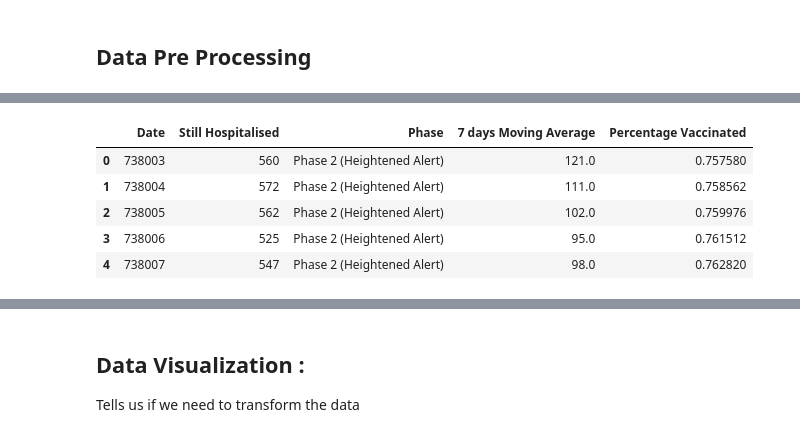
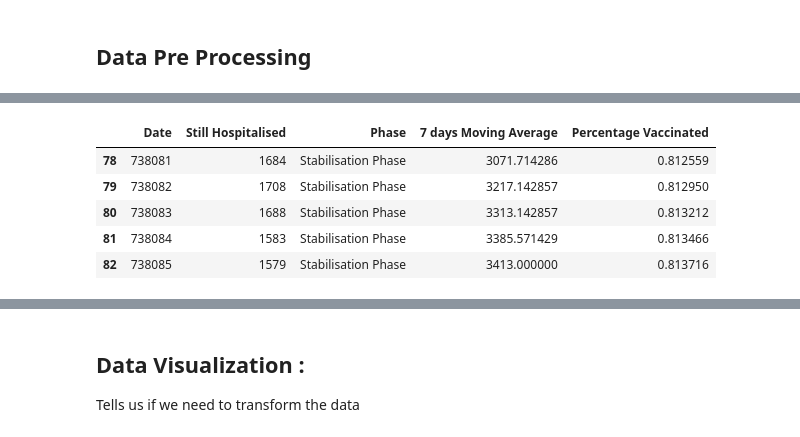
Before and after one commit to ExtremelySunnyYK/Covid-Modelling, a Jupyter notebook: task-2-datapreprocessing.ipynb, the cells around one changed output, grey strips where cells are left out. Saved outputs shown, nothing was run; the diff lists cells and outputs as text; code cells hidden in the pictures.

```diff
--- a/task-2.ipynb
+++ b/task-2-datapreprocessing.ipynb
@@ -132,9 +95,9 @@ RuntimeError: There is no current event loop in thread 'ScriptRunner.scriptThrea
 # %%
-df.head()
+df.tail()
 # %% [output]
 |  | Date | Still Hospitalised | Phase | 7 days Moving Average | Percentage Vaccinated |
-| 0 | 738003 | 560 | Phase 2 (Heightened Alert) | 121.0 | 0.757580 |
-| 1 | 738004 | 572 | Phase 2 (Heightened Alert) | 111.0 | 0.758562 |
-| 2 | 738005 | 562 | Phase 2 (Heightened Alert) | 102.0 | 0.759976 |
-| 3 | 738006 | 525 | Phase 2 (Heightened Alert) | 95.0 | 0.761512 |
-| 4 | 738007 | 547 | Phase 2 (Heightened Alert) | 98.0 | 0.762820 |
+| 78 | 738081 | 1684 | Stabilisation Phase | 3071.714286 | 0.812559 |
+| 79 | 738082 | 1708 | Stabilisation Phase | 3217.142857 | 0.812950 |
+| 80 | 738083 | 1688 | Stabilisation Phase | 3313.142857 | 0.813212 |
+| 81 | 738084 | 1583 | Stabilisation Phase | 3385.571429 | 0.813466 |
+| 82 | 738085 | 1579 | Stabilisation Phase | 3413.000000 | 0.813716 |
```
Also changed, not shown: parts of 15 cells of this notebook, 3 other files.
